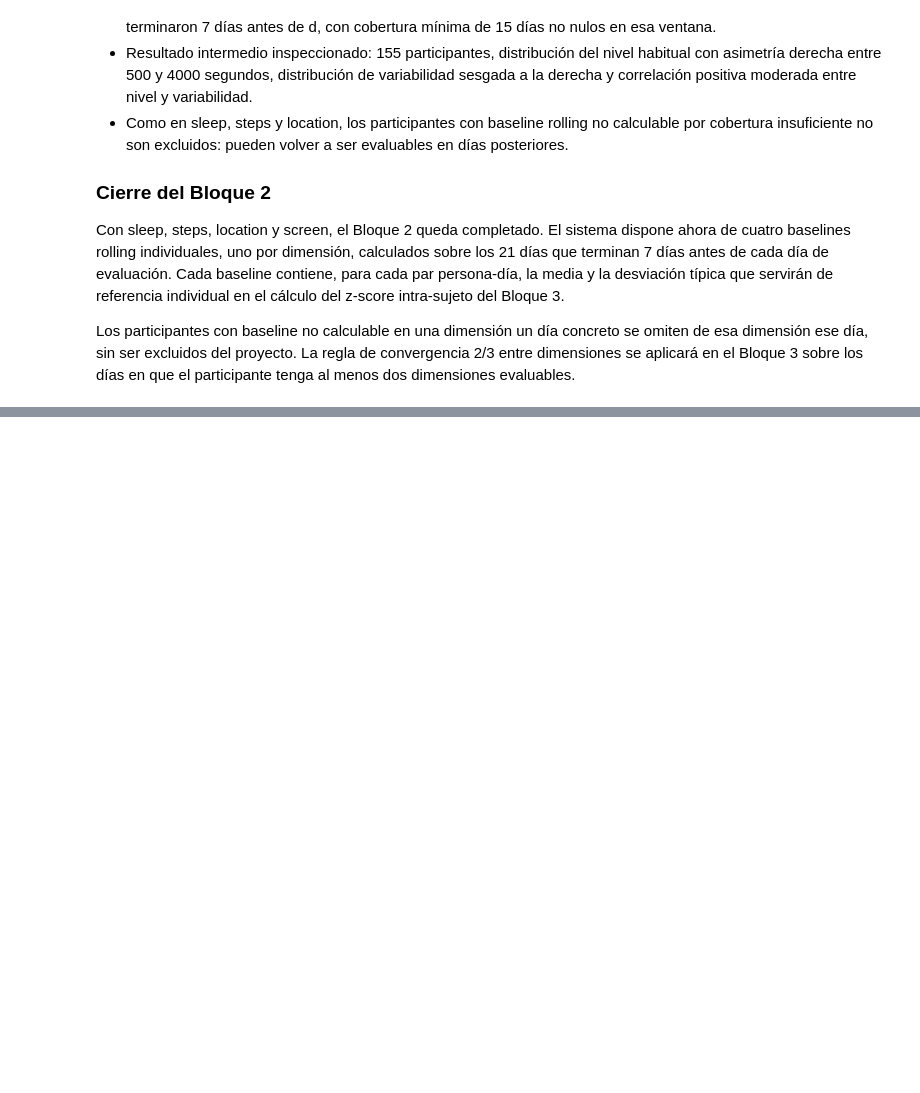
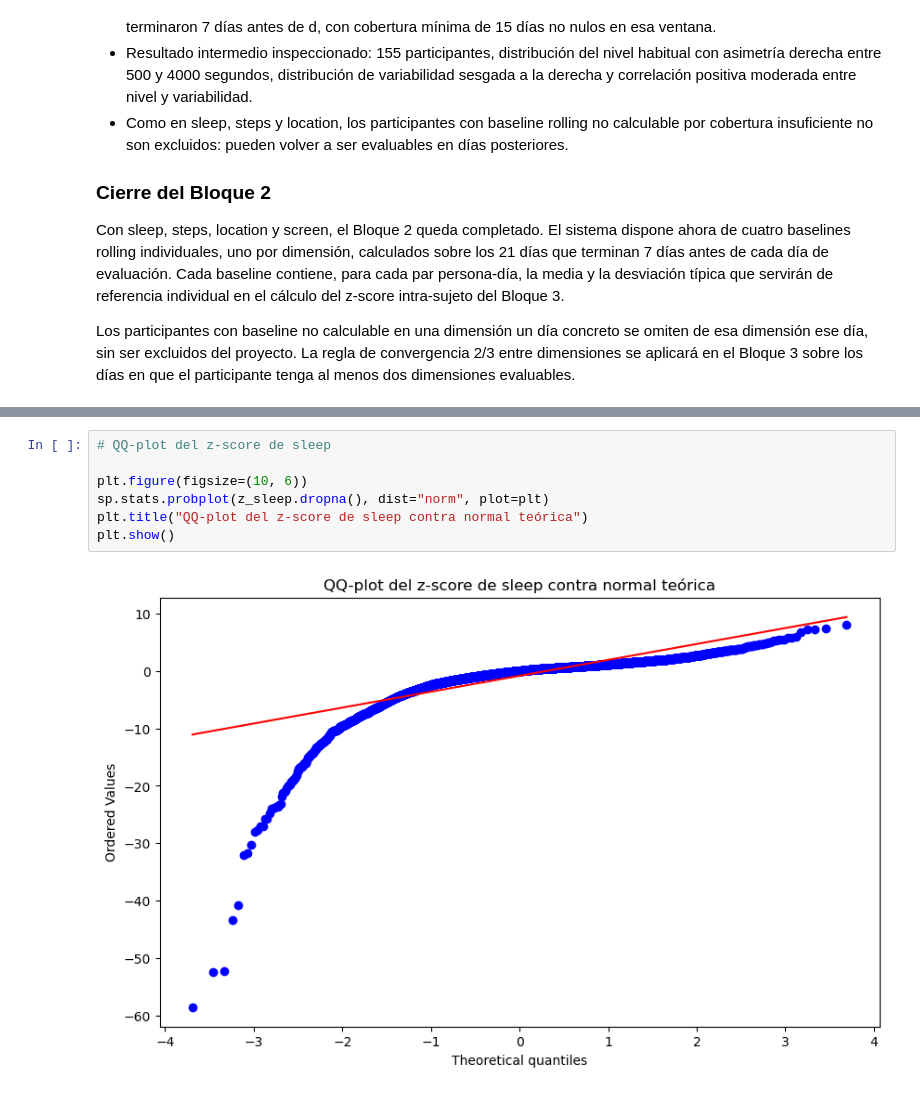
Before and after one commit to alejandrobarriel/globem, a Jupyter notebook: notebooks/globem.ipynb, the cells around one changed output, grey strips where cells are left out. Saved outputs shown, nothing was run; the diff lists cells and outputs as text; blank space fills up the shorter version.

```diff
--- a/notebooks/globem.ipynb
+++ b/notebooks/globem.ipynb
@@ -1540,0 +1633,9 @@ Name: f_slp:fitbit_sleep_summary_rapids_sumdurationasleepmain:7dhist, Length: 14
+# %%
+# QQ-plot del z-score de sleep
+
+plt.figure(figsize=(10, 6))
+sp.stats.probplot(z_sleep.dropna(), dist="norm", plot=plt)
+plt.title("QQ-plot del z-score de sleep contra normal teórica")
+plt.show()
+# %% [output]
+[figure, added]
```
Also changed, not shown: parts of 36 cells of this notebook.
